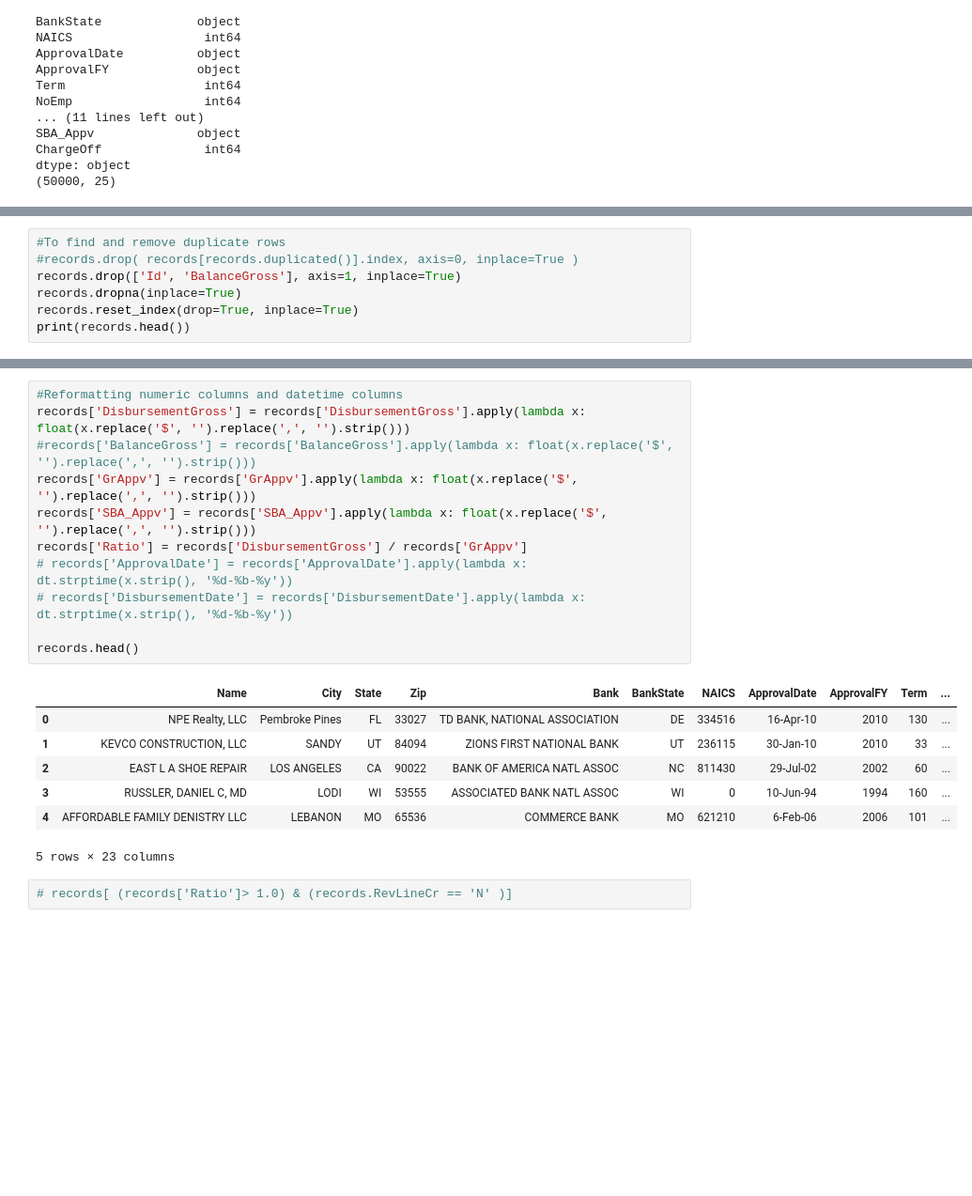
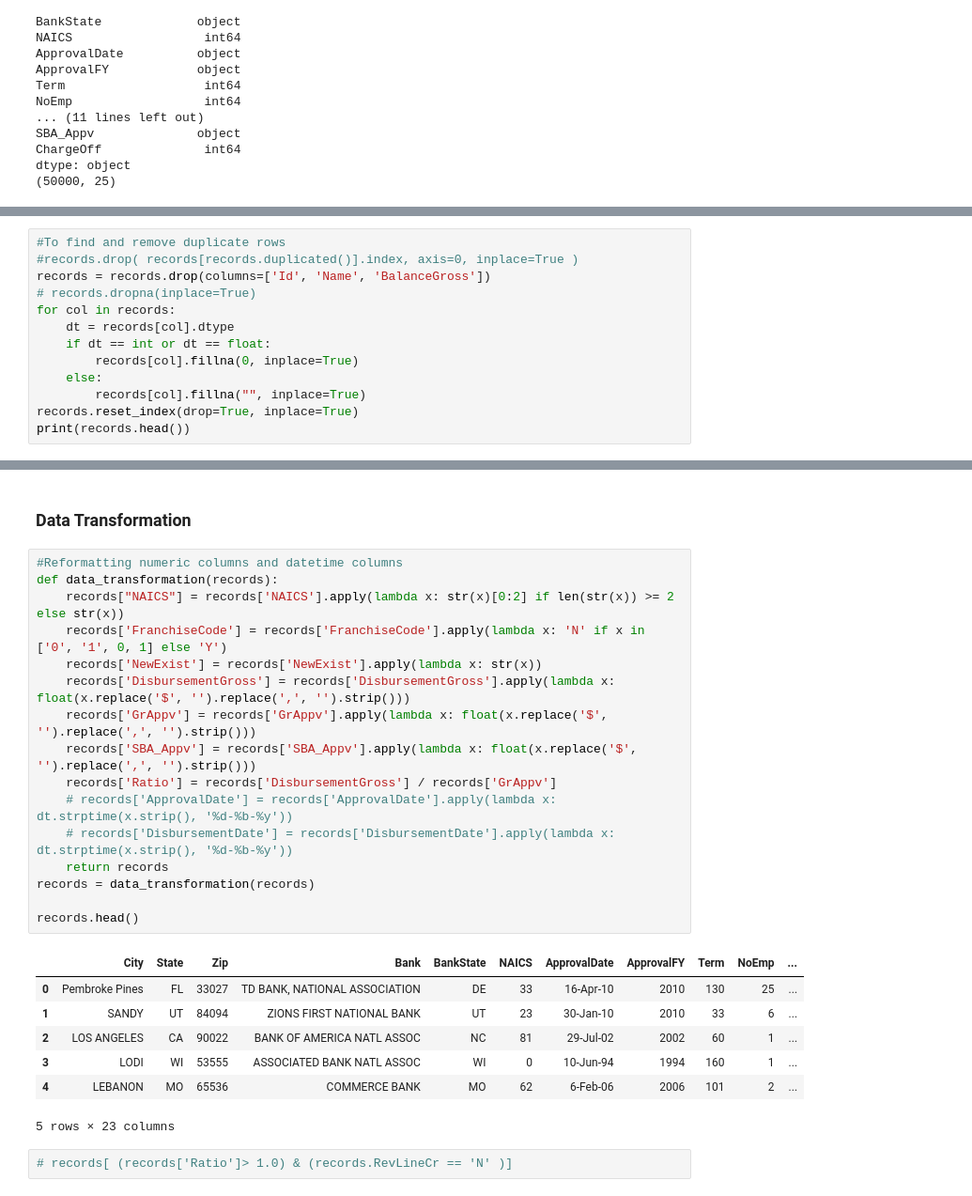
Before and after one commit to hulkfolk/cs5228-project, a Jupyter notebook: shiyu_catboost.ipynb, the cells around one changed output, grey strips where cells are left out. Shown: that part at 94% size. Drawn from its saved outputs; the diff is of its cells as text; blank space fills up the shorter version.

```diff
--- a/shiyu_catboost.ipynb
+++ b/shiyu_catboost.ipynb
@@ -51,8 +58,14 @@ dtype: object
 # %%
 #To find and remove duplicate rows
 #records.drop( records[records.duplicated()].index, axis=0, inplace=True )
-records.drop(['Id', 'BalanceGross'], axis=1, inplace=True)
-records.dropna(inplace=True)
+records = records.drop(columns=['Id', 'Name', 'BalanceGross'])
+# records.dropna(inplace=True)
+for col in records:
+    dt = records[col].dtype
+    if dt == int or dt == float:
+        records[col].fillna(0, inplace=True)
+    else:
+        records[col].fillna("", inplace=True)
 records.reset_index(drop=True, inplace=True)
 print(records.head())
 # %% [output]
@@ -76,21 +89,28 @@ print(records.head())
+# %% [markdown]
+### Data Transformation
 # %%
 #Reformatting numeric columns and datetime columns
-records['DisbursementGross'] = records['DisbursementGross'].apply(lambda x: float(x.replace('$', '').replace(',', '').strip()))
-#records['BalanceGross'] = records['BalanceGross'].apply(lambda x: float(x.replace('$', '').replace(',', '').strip()))
-records['GrAppv'] = records['GrAppv'].apply(lambda x: float(x.replace('$', '').replace(',', '').strip()))
-records['SBA_Appv'] = records['SBA_Appv'].apply(lambda x: float(x.replace('$', '').replace(',', '').strip()))
-records['Ratio'] = records['DisbursementGross'] / records['GrAppv']
-# records['ApprovalDate'] = records['ApprovalDate'].apply(lambda x: dt.strptime(x.strip(), '%d-%b-%y'))
-# records['DisbursementDate'] = records['DisbursementDate'].apply(lambda x: dt.strptime(x.strip(), '%d-%b-%y'))
+def data_transformation(records):
+    records["NAICS"] = records['NAICS'].apply(lambda x: str(x)[0:2] if len(str(x)) >= 2 else str(x))
+    records['FranchiseCode'] = records['FranchiseCode'].apply(lambda x: 'N' if x in ['0', '1', 0, 1] else 'Y')
+    records['NewExist'] = records['NewExist'].apply(lambda x: str(x))
+    records['DisbursementGross'] = records['DisbursementGross'].apply(lambda x: float(x.replace('$', '').replace(',', '').strip()))
+    records['GrAppv'] = records['GrAppv'].apply(lambda x: float(x.replace('$', '').replace(',', '').strip()))
+    records['SBA_Appv'] = records['SBA_Appv'].apply(lambda x: float(x.replace('$', '').replace(',', '').strip()))
+    records['Ratio'] = records['DisbursementGross'] / records['GrAppv']
+    # records['ApprovalDate'] = records['ApprovalDate'].apply(lambda x: dt.strptime(x.strip(), '%d-%b-%y'))
+    # records['DisbursementDate'] = records['DisbursementDate'].apply(lambda x: dt.strptime(x.strip(), '%d-%b-%y'))
+    return records
+records = data_transformation(records)
 
 records.head()
 # %% [output]
-|  | Name | City | State | Zip | Bank | BankState | NAICS | ApprovalDate | ApprovalFY | Term | ... |
-| 0 | NPE Realty, LLC | Pembroke Pines | FL | 33027 | TD BANK, NATIONAL ASSOCIATION | DE | 334516 | 16-Apr-10 | 2010 | 130 | ... |
-| 1 | KEVCO CONSTRUCTION, LLC | SANDY | UT | 84094 | ZIONS FIRST NATIONAL BANK | UT | 236115 | 30-Jan-10 | 2010 | 33 | ... |
-| 2 | EAST L A SHOE REPAIR | LOS ANGELES | CA | 90022 | BANK OF AMERICA NATL ASSOC | NC | 811430 | 29-Jul-02 | 2002 | 60 | ... |
-| 3 | RUSSLER, DANIEL C, MD | LODI | WI | 53555 | ASSOCIATED BANK NATL ASSOC | WI | 0 | 10-Jun-94 | 1994 | 160 | ... |
-| 4 | AFFORDABLE FAMILY DENISTRY LLC | LEBANON | MO | 65536 | COMMERCE BANK | MO | 621210 | 6-Feb-06 | 2006 | 101 | ... |
+|  | City | State | Zip | Bank | BankState | NAICS | ApprovalDate | ApprovalFY | Term | NoEmp | ... |
+| 0 | Pembroke Pines | FL | 33027 | TD BANK, NATIONAL ASSOCIATION | DE | 33 | 16-Apr-10 | 2010 | 130 | 25 | ... |
+| 1 | SANDY | UT | 84094 | ZIONS FIRST NATIONAL BANK | UT | 23 | 30-Jan-10 | 2010 | 33 | 6 | ... |
+| 2 | LOS ANGELES | CA | 90022 | BANK OF AMERICA NATL ASSOC | NC | 81 | 29-Jul-02 | 2002 | 60 | 1 | ... |
+| 3 | LODI | WI | 53555 | ASSOCIATED BANK NATL ASSOC | WI | 0 | 10-Jun-94 | 1994 | 160 | 1 | ... |
+| 4 | LEBANON | MO | 65536 | COMMERCE BANK | MO | 62 | 6-Feb-06 | 2006 | 101 | 2 | ... |
 5 rows × 23 columns
 # %%
 # records[ (records['Ratio']> 1.0) & (records.RevLineCr == 'N' )]
```
Also changed, not shown: parts of 22 cells of this notebook.
